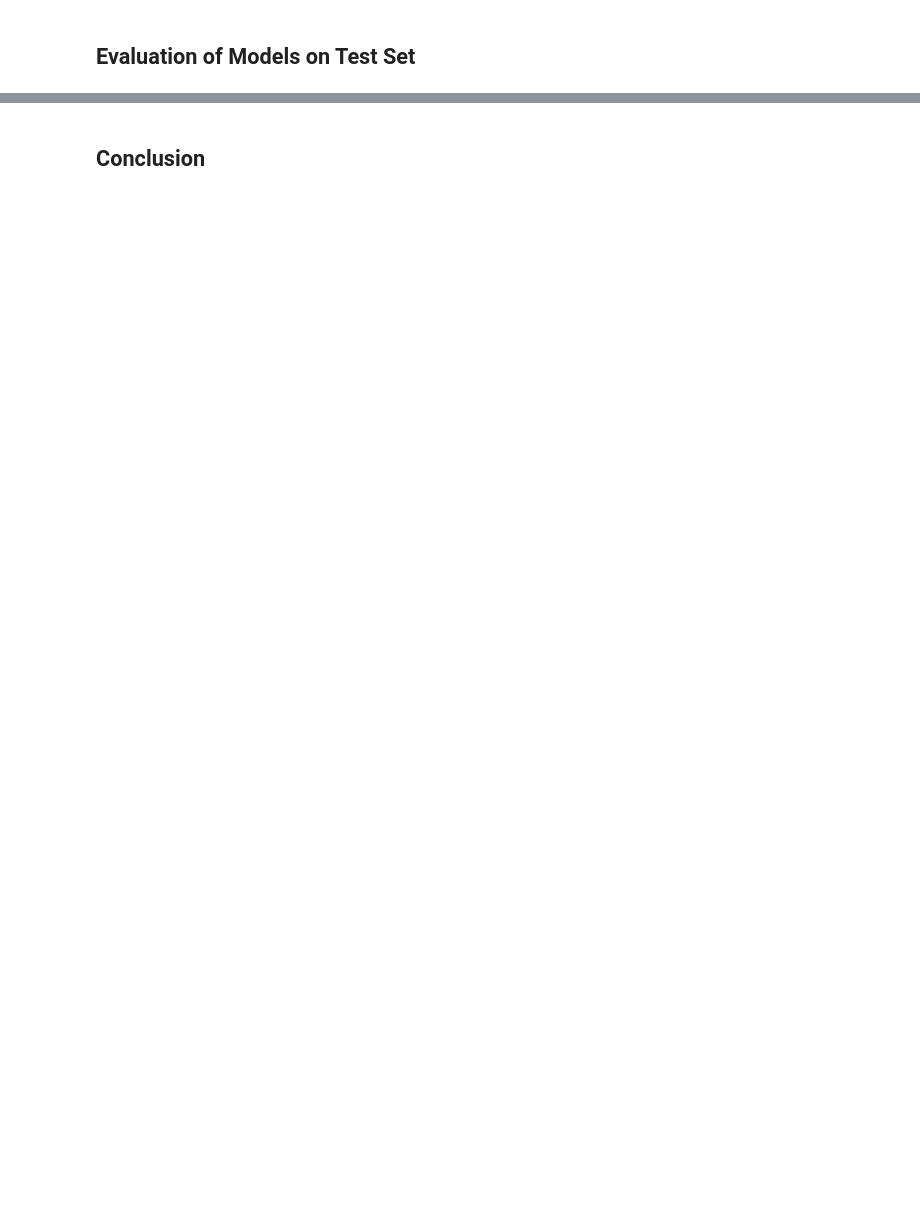
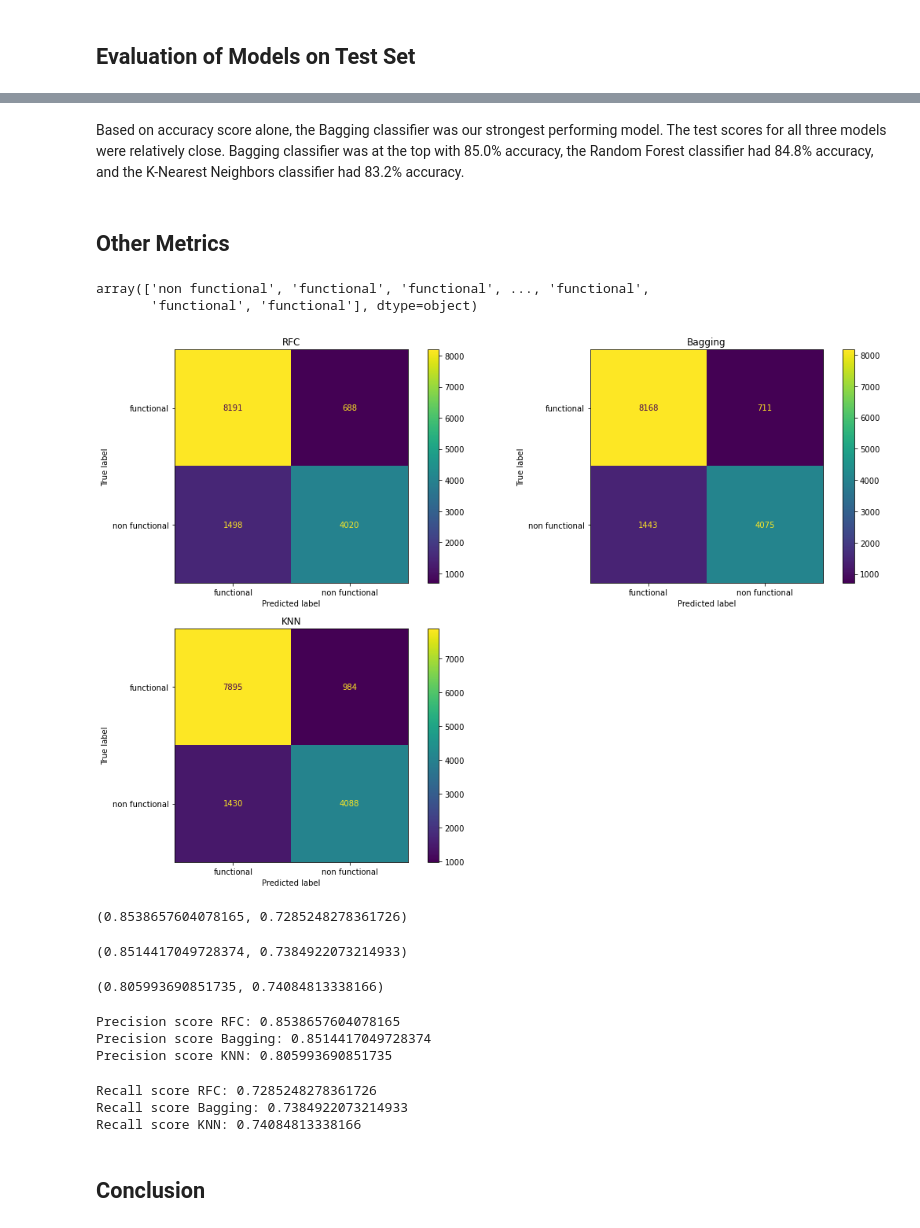
Before and after one commit to yuhkulele/Tanzanian-Water-Well-Status-Classification, a Jupyter notebook: main_notebook.ipynb, the cells around one changed output, grey strips where cells are left out. Drawn from its saved outputs; the diff is of its cells as text; code cells hidden in the pictures; blank space fills up the shorter version.

```diff
--- a/main_notebook.ipynb
+++ b/main_notebook.ipynb
@@ -469,3 +523,10 @@ Pipeline(steps=[('ct',
 #knn_gs.best_estimator_.score(X_test, y_test)
 # %% [markdown]
 The grid search with cross validation for the KNN model yielded a score of 0.829. This accuracy is lower than those of our other two models.
+# %%
+#saving best GridSearch params as a model within pipeline
+knn = KNeighborsClassifier(n_neighbors=9, leaf_size=1, metric='manhattan',
+                           p=2, weights='distance')
+
+knn_model_pipe = Pipeline(steps = [('ct', CT),
+                                   ('KN', knn )])
@@ -473,0 +638,11 @@ The grid search with cross validation for the KNN model yielded a score of 0.829
+# %% [markdown]
+Based on accuracy score alone, the Bagging classifier was our strongest performing model. The test scores for all three models were relatively close. Bagging classifier was at the top with 85.0% accuracy, the Random Forest classifier had 84.8% accuracy, and the K-Nearest Neighbors classifier had 83.2% accuracy.
+# %% [markdown]
+## Other Metrics
+# %%
+#get predicted values for metric scores
+rfc_preds = first_rfc_pipe.predict(X_test)
+rfc_preds
+# %% [output]
+array(['non functional', 'functional', 'functional', ..., 'functional',
+       'functional', 'functional'], dtype=object)
@@ -474,2 +655,60 @@ The grid search with cross validation for the KNN model yielded a score of 0.829
+# %%
+#plot confusion matrices for all 3 models
+fig, ax = plt.subplots(2, 2, figsize=(15,10))
+
+ax[0, 0].set_title("RFC")
+ax[0, 1].set_title("Bagging")
+ax[1, 0].set_title("KNN")
+ax[1, 1].remove()
+
+classifiers = [first_rfc_pipe, bag_dt_pipe, knn_model_pipe]
+
+for cls, ax in zip(classifiers, ax.flatten()):
+    plot_confusion_matrix(cls,
+                          X_test,
+                          y_test,
+                          ax=ax)
+
+plt.tight_layout();
+
+plt.savefig('confusion_matrices.png', dpi=300)
+# %% [output]
+[figure, added]
+# %%
+rfc_precision = precision_score(y_test, rfc_preds, pos_label="non functional")
+rfc_recall = recall_score(y_test, rfc_preds, pos_label="non functional")
+rfc_precision, rfc_recall
+# %% [output]
+(0.8538657604078165, 0.7285248278361726)
+# %%
+bagging_precision = precision_score(y_test, bagging_preds, pos_label="non functional")
+bagging_recall = recall_score(y_test, bagging_preds, pos_label="non functional")
+bagging_precision, bagging_recall
+# %% [output]
+(0.8514417049728374, 0.7384922073214933)
+# %%
+knn_precision = precision_score(y_test, knn_preds, pos_label="non functional")
+knn_recall = recall_score(y_test, knn_preds, pos_label="non functional")
+knn_precision, knn_recall
+# %% [output]
+(0.805993690851735, 0.74084813338166)
+# %%
+#print out all precision scores
+print(f'Precision score RFC: {rfc_precision}')
+print(f'Precision score Bagging: {bagging_precision}')
+print(f'Precision score KNN: {knn_precision}')
+# %% [output]
+Precision score RFC: 0.8538657604078165
+Precision score Bagging: 0.8514417049728374
+Precision score KNN: 0.805993690851735
+# %%
+#print out all recall scores
+print(f'Recall score RFC: {rfc_recall}')
+print(f'Recall score Bagging: {bagging_recall}')
+print(f'Recall score KNN: {knn_recall}')
+# %% [output]
+Recall score RFC: 0.7285248278361726
+Recall score Bagging: 0.7384922073214933
+Recall score KNN: 0.74084813338166
 # %% [markdown]
 ## Conclusion
```
Also changed, not shown: parts of 27 cells of this notebook, 5 other files.
